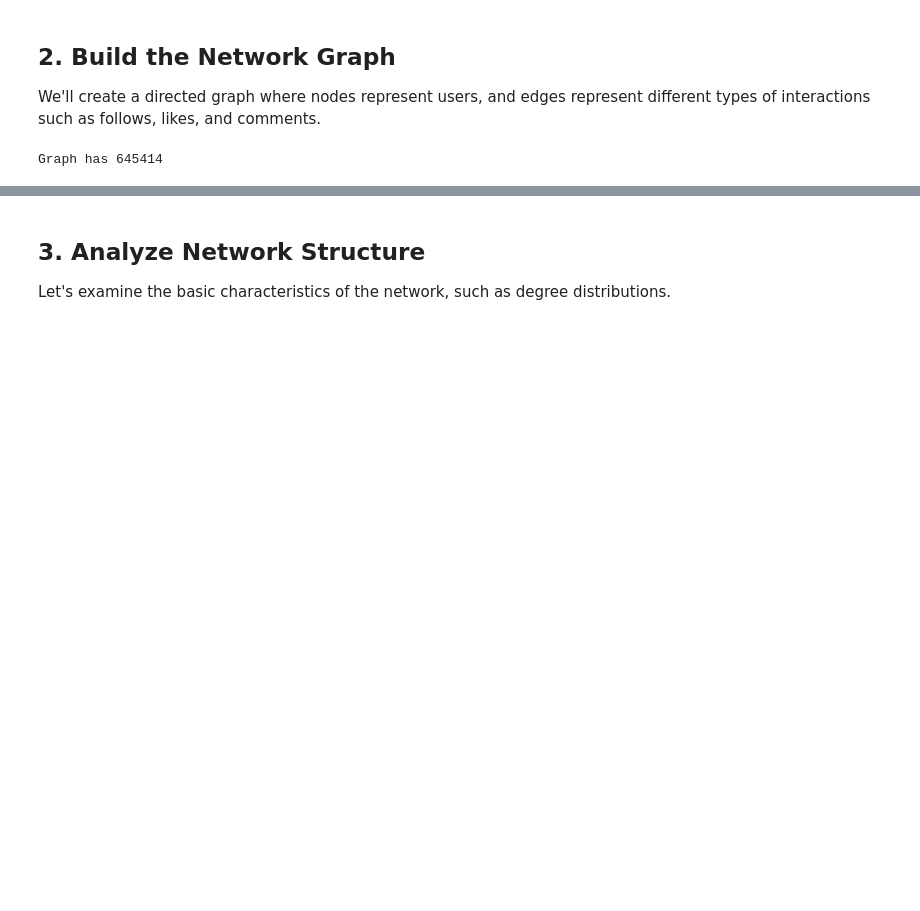
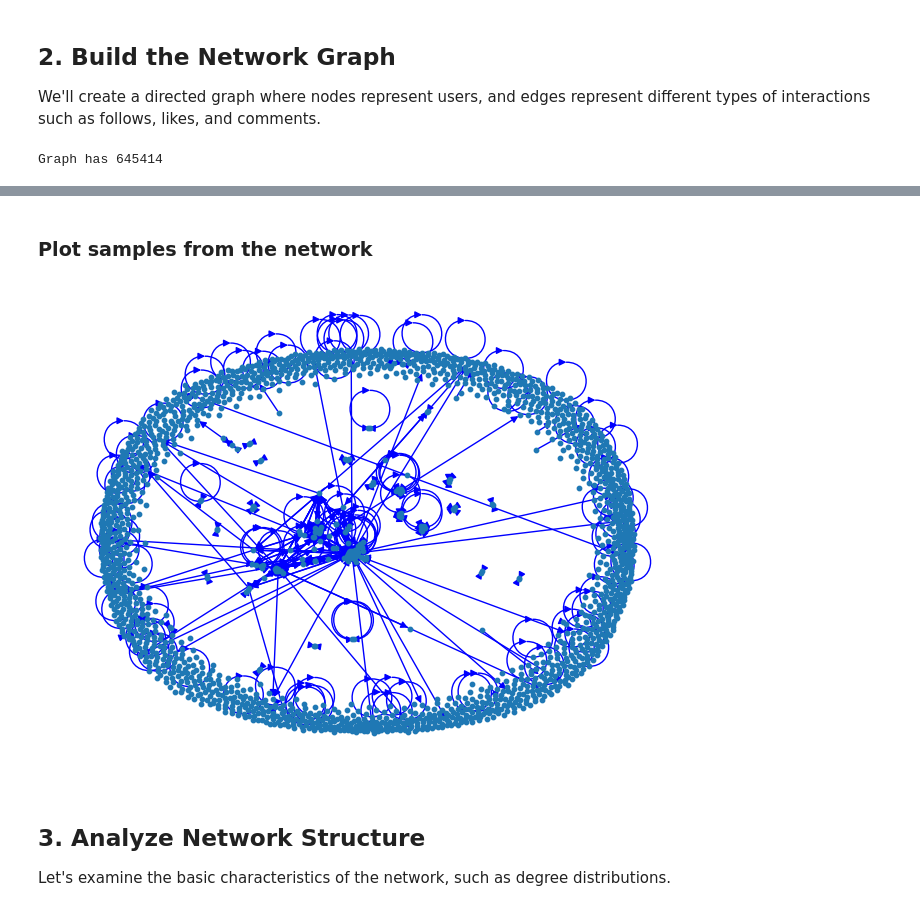
Before and after one commit to samirmehd1yev/friendfeed_project, a Jupyter notebook: community_detection.ipynb, the cells around one changed output, grey strips where cells are left out. Cells and saved outputs as stored; diff of their text form; code cells hidden in the pictures; blank space fills up the shorter version.

```diff
--- a/community_detection.ipynb
+++ b/community_detection.ipynb
@@ -182,0 +137,10 @@ Graph has 645414
+# %%
+%%time
+# Add edges for followers (from the 'subs' DataFrame)
+edges = [(row['FollowerID'], row['FollowedID']) for _, row in following.iterrows()]
+
+# Add edges to the graph
+G.add_edges_from(edges, relationship='following')
+
+# Display basic graph information after adding edges
+print(f"Graph has {G.number_of_nodes()} nodes and {G.number_of_edges()} edges")
@@ -182,0 +153,10 @@ Graph has 645414
+# %%
+%%time
+# Add edges for followers (from the 'subs' DataFrame)
+edges = [(row['FollowerID'], row['FollowedID']) for _, row in subs.iterrows()]
+
+# Add edges to the graph
+G.add_edges_from(edges, relationship='subs')
+
+# Display basic graph information after adding edges
+print(f"Graph has {G.number_of_nodes()} nodes and {G.number_of_edges()} edges")
@@ -183,3 +225,31 @@ Graph has 645414
+# %% [markdown]
+### Plot samples from the network
+# %%
+import networkx as nx
+import random
+import matplotlib.pyplot as plt
+
+# Step 1: Specify the number of nodes to sample
+num_nodes_to_sample = 2000  # Set your desired number of nodes
+
+# Ensure that the sample size is not greater than the number of nodes in the graph
+num_nodes_to_sample = min(num_nodes_to_sample, G.number_of_nodes())
+
+# Convert G.nodes() to a list so it can be sampled
+sampled_nodes = random.sample(list(G.nodes()), num_nodes_to_sample)
+
+# Step 2: Create a subgraph from the sampled nodes
+# The subgraph will include all edges between the sampled nodes
+G_sampled = G.subgraph(sampled_nodes).copy()
+
+# Step 3: Plot the sampled subgraph
+# plt.figure(figsize=(10, 10))  # Set the plot size
+nx.draw(G_sampled, node_size=10, edge_color='blue', with_labels=False)
+
+# Display the plot
+plt.show()
+# %% [output]
+[figure, added]
 # %% [markdown]
 ## 3. Analyze Network Structure
 
```
Also changed, not shown: parts of 20 cells of this notebook.
